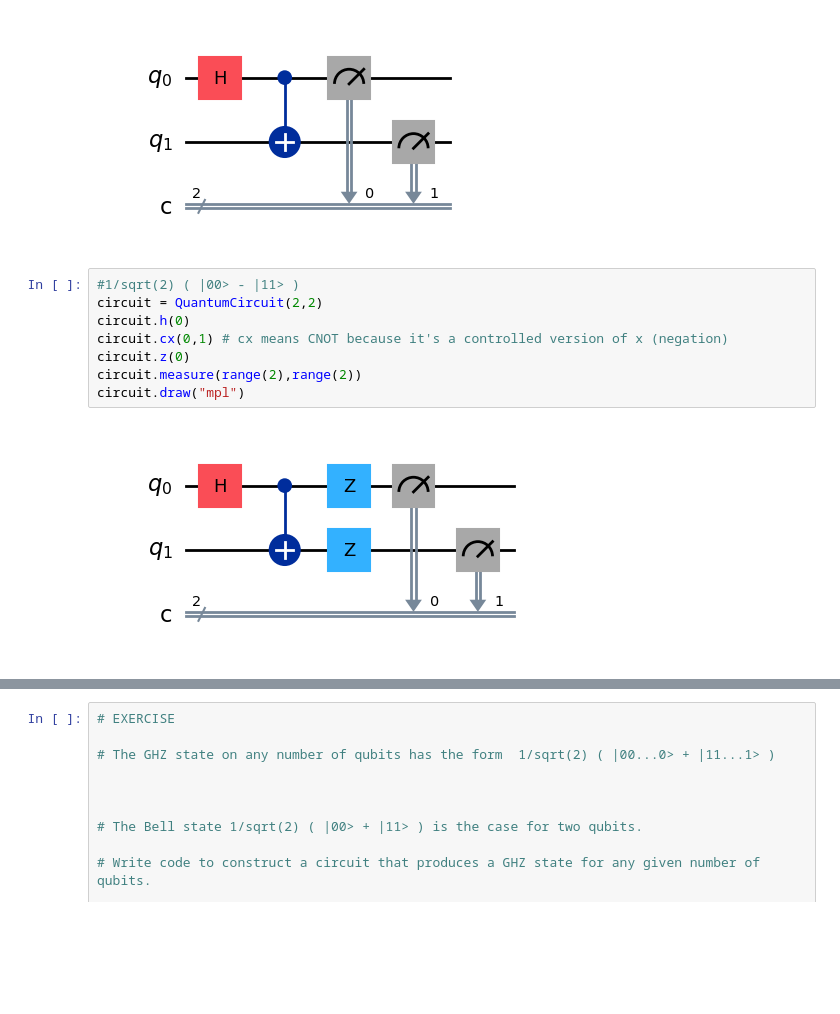
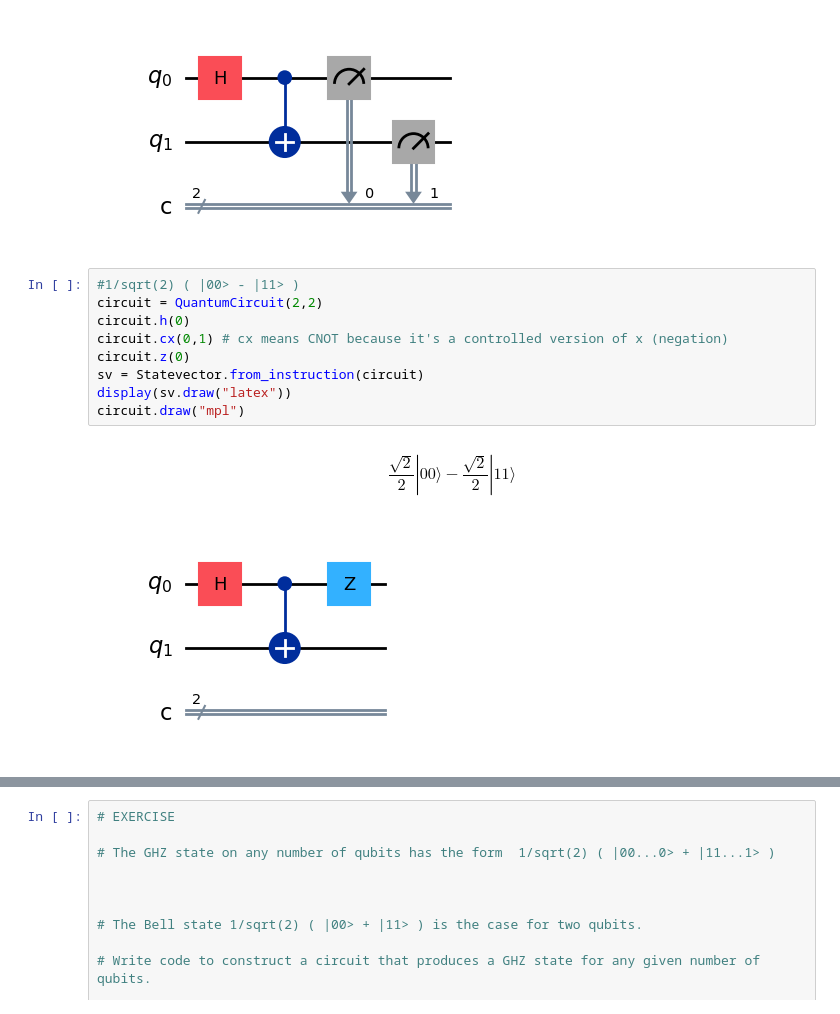
Before and after one commit to flippinjack/SIT-UofG-QC, a Jupyter notebook: QC-Lab1.ipynb, the cells around one changed output, grey strips where cells are left out. Cells and saved outputs as stored; diff of their text form; blank space fills up the shorter version.

```diff
--- a/QC-Lab1.ipynb
+++ b/QC-Lab1.ipynb
@@ -216,13 +216,15 @@ circuit.draw("mpl")
 # %%
 #1/sqrt(2) ( |00> - |11> )
 circuit = QuantumCircuit(2,2)
 circuit.h(0)
 circuit.cx(0,1) # cx means CNOT because it's a controlled version of x (negation)
 circuit.z(0)
-circuit.measure(range(2),range(2))
+sv = Statevector.from_instruction(circuit)
+display(sv.draw("latex"))
 circuit.draw("mpl")
 # %% [output]
+$$\frac{\sqrt{2}}{2} |00\rangle- \frac{\sqrt{2}}{2} |11\rangle$$
-[figure, old version]
+[figure, new version]
 # %%
 #1/sqrt(2) ( |01> + |10> )
 circuit = QuantumCircuit(2,2)
```
Also changed, not shown: parts of 6 cells of this notebook.
